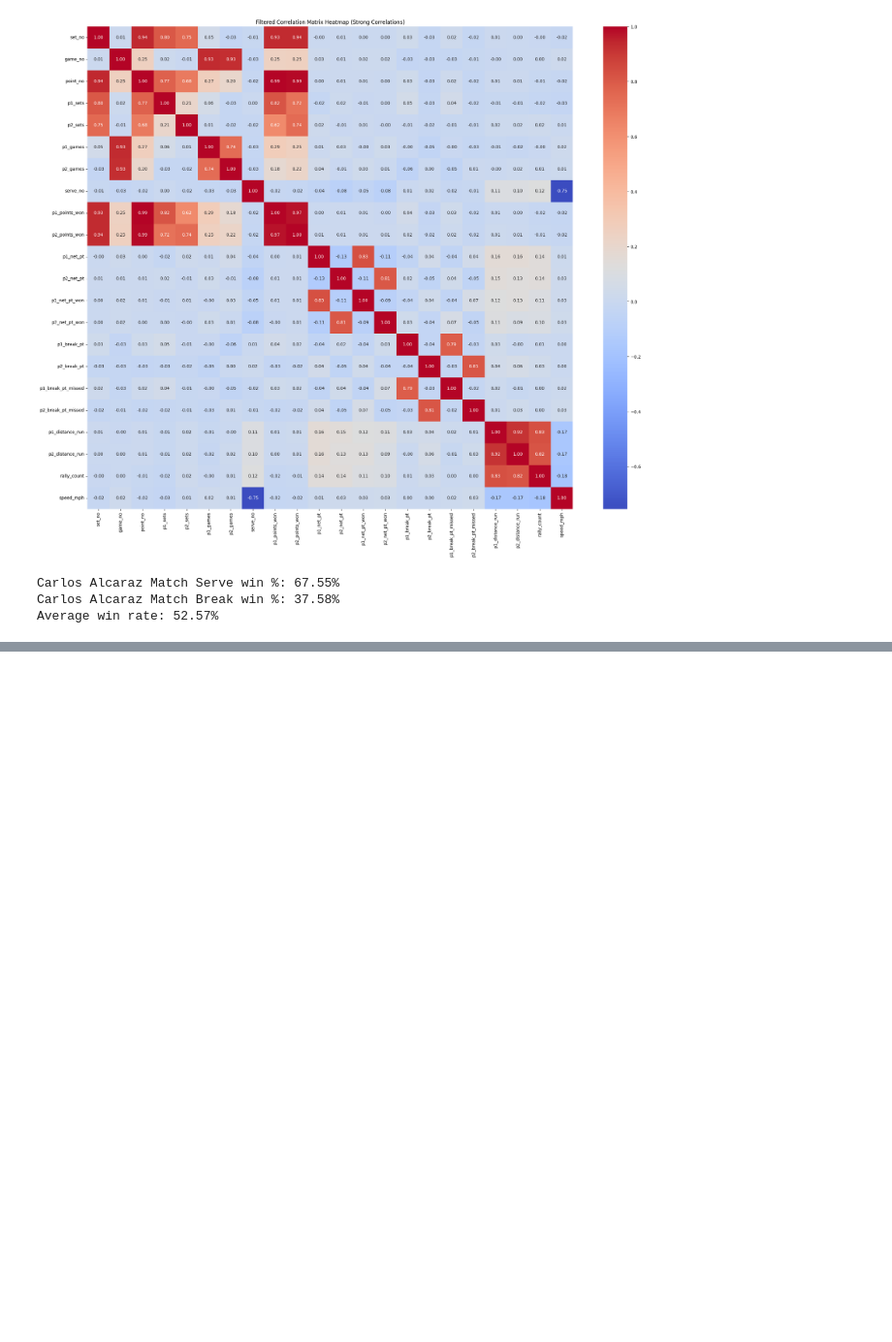
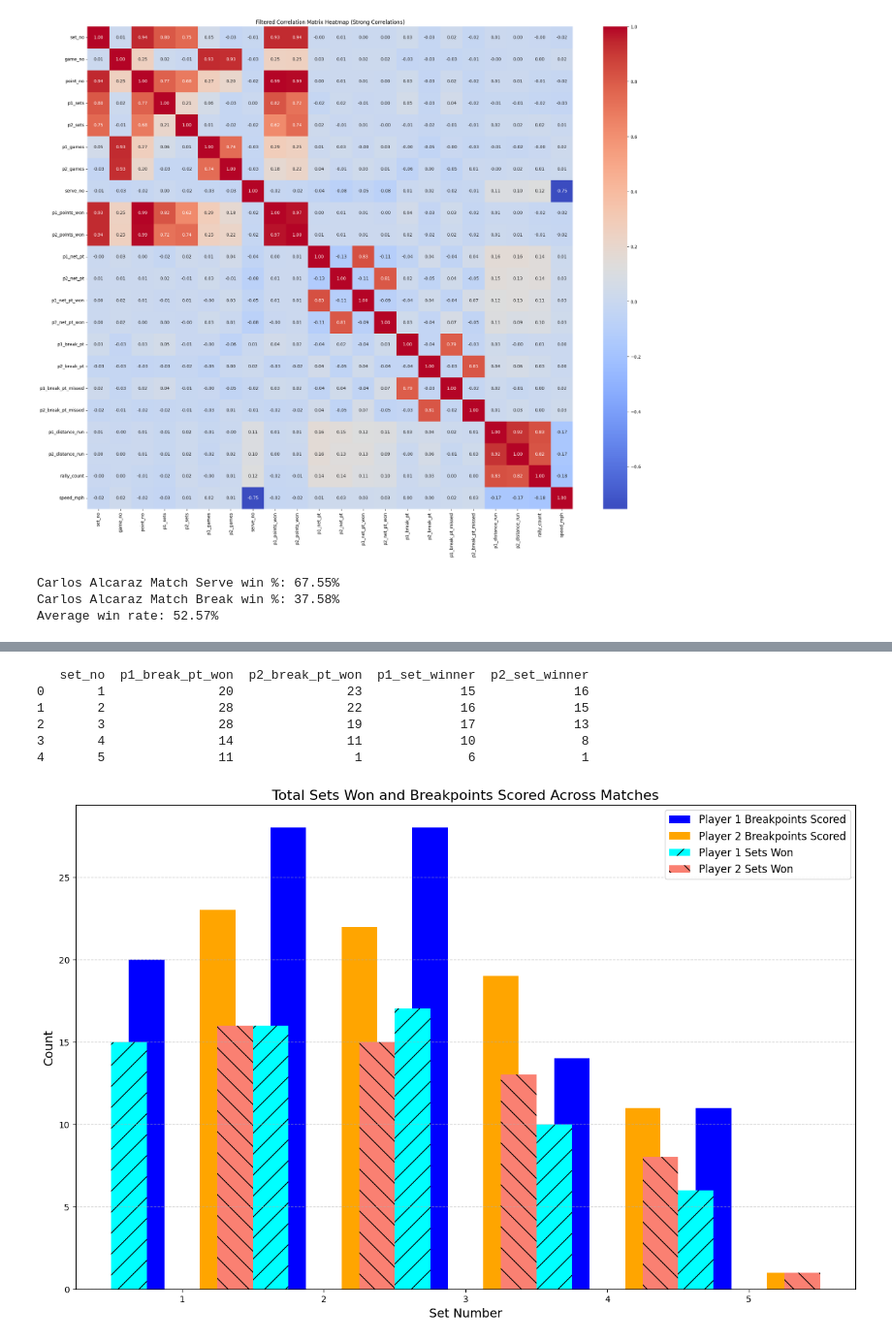
Before and after one commit to Christopher-Xu1/TennisMomentumn, a Jupyter notebook: Data_Analysis/FeatureSelection.ipynb, the cells around one changed output, grey strips where cells are left out. Shown at 97% size. Drawn from its saved outputs; the diff is of its cells as text; code cells hidden in the pictures; blank space fills up the shorter version.

Commit message:
Found Very High Correlation Between Breakpoints _won and Winning sets

```diff
--- a/Data_Analysis/FeatureSelection.ipynb
+++ b/Data_Analysis/FeatureSelection.ipynb
@@ -150,0 +108,79 @@ plt.show()
+# %%
+import pandas as pd
+import matplotlib.pyplot as plt
+
+# Ensure the data is sorted by match, set, game, and point numbers
+df = df_matches.sort_values(by=['match_id', 'set_no', 'game_no', 'point_no'])
+
+# Aggregate data to determine set winners and breakpoint impacts per match and set
+set_summary = df.groupby(['match_id', 'set_no']).agg({
+    'set_victor': 'last',            # Last value in each set indicates the winner
+    'p1_break_pt_won': 'sum',        # Total breakpoints won by Player 1
+    'p2_break_pt_won': 'sum',        # Total breakpoints won by Player 2
+}).reset_index()
+
+# Add binary columns for set victories
+set_summary['p1_set_winner'] = (set_summary['set_victor'] == 1).astype(int)  # 1 if Player 1 wins the set
+set_summary['p2_set_winner'] = (set_summary['set_victor'] == 2).astype(int)  # 1 if Player 2 wins the set
+
+# Calculate cumulative sets won within each match
+set_summary['p1_cumulative_sets'] = set_summary.groupby('match_id')['p1_set_winner'].cumsum()
+set_summary['p2_cumulative_sets'] = set_summary.groupby('match_id')['p2_set_winner'].cumsum()
+
+# Aggregate totals across all matches
+overall_summary = set_summary.groupby('set_no').agg({
+    'p1_break_pt_won': 'sum',        # Total breakpoints won by Player 1 across all matches
+    'p2_break_pt_won': 'sum',        # Total breakpoints won by Player 2 across all matches
+    'p1_set_winner': 'sum',          # Total sets won by Player 1 across all matches
+    'p2_set_winner': 'sum'           # Total sets won by Player 2 across all matches
+}).reset_index()
+
+# Debugging: Print the aggregated overall_summary for verification
+print(overall_summary)
+
+# Plotting: Visualize set outcomes and breakpoints
+plt.figure(figsize=(16, 10))
+
+# Bar widths
+bar_width = 0.25
+
+# Breakpoints scored
+plt.bar(overall_summary['set_no'] - bar_width, overall_summary['p1_break_pt_won'], width=bar_width, color='blue', label="Player 1 Breakpoints Scored")
+plt.bar(overall_summary['set_no'] + bar_width, overall_summary['p2_break_pt_won'], width=bar_width, color='orange', label="Player 2 Breakpoints Scored")
+
+# Sets won
+plt.bar(overall_summary['set_no'] - 1.5 * bar_width, overall_summary['p1_set_winner'], width=bar_width, color='cyan', label="Player 1 Sets Won", hatch='/')
+plt.bar(overall_summary['set_no'] + 1.5 * bar_width, overall_summary['p2_set_winner'], width=bar_width, color='salmon', label="Player 2 Sets Won", hatch='\\')
+
+# Customize the plot
+plt.title("Total Sets Won and Breakpoints Scored Across Matches", fontsize=16)
+plt.xlabel("Set Number", fontsize=14)
+plt.ylabel("Count", fontsize=14)
+plt.xticks(overall_summary['set_no'])
+plt.legend(fontsize=12)
+plt.grid(True, axis='y', linestyle='--', alpha=0.7)
+
+# Display the plot
+plt.show()
+
+# Print total sets won
+total_p1_sets = overall_summary['p1_set_winner'].sum()
+total_p2_sets = overall_summary['p2_set_winner'].sum()
+print(f"Total sets won by Player 1: {total_p1_sets}")
+print(f"Total sets won by Player 2: {total_p2_sets}")
+
+# Calculate correlations
+p1_correlation = overall_summary['p1_break_pt_won'].corr(overall_summary['p1_set_winner'])
+p2_correlation = overall_summary['p2_break_pt_won'].corr(overall_summary['p2_set_winner'])
+
+# Print correlation results
+print(f"Correlation between Player 1's breakpoints won and total sets won: {p1_correlation:.2f}")
+print(f"Correlation between Player 2's breakpoints won and total sets won: {p2_correlation:.2f}")
+# %% [output]
+   set_no  p1_break_pt_won  p2_break_pt_won  p1_set_winner  p2_set_winner
+0       1               20               23             15             16
+1       2               28               22             16             15
+2       3               28               19             17             13
+3       4               14               11             10              8
+4       5               11                1              6              1
+[figure, added]
```
Also changed, not shown: parts of 3 cells of this notebook.
